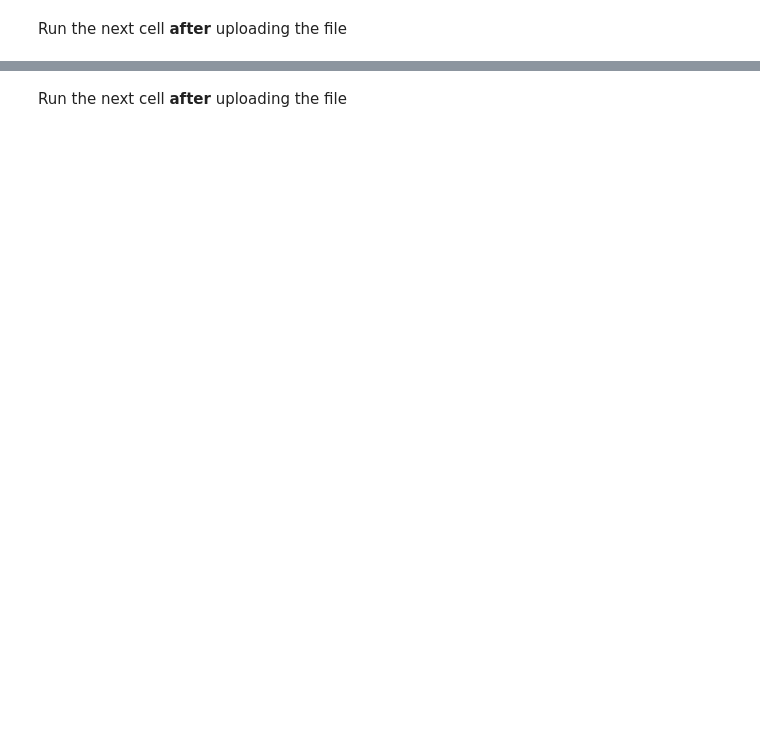
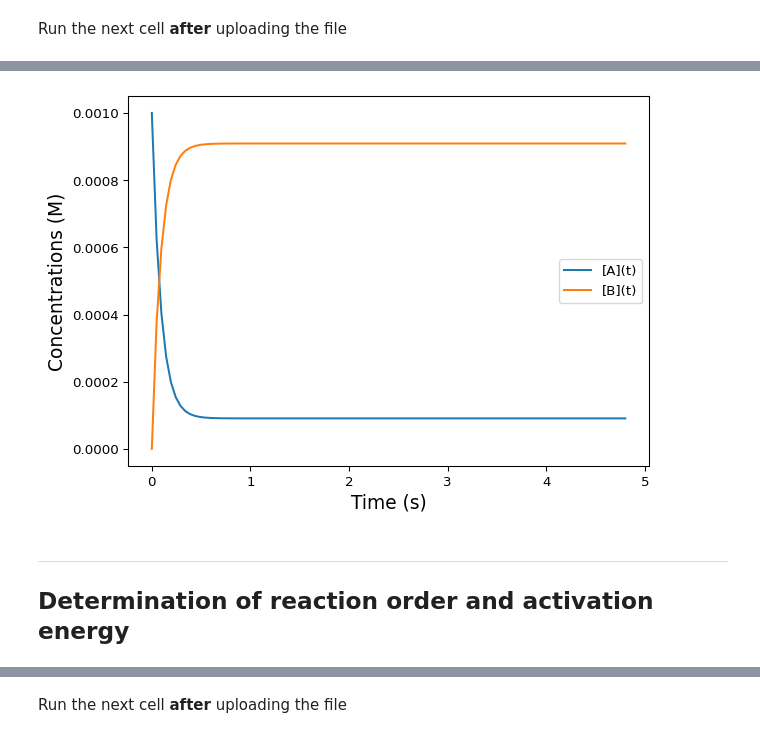
Before and after one commit to au-mbg/fysisk-biokemi, a Jupyter notebook: built_notebooks/master/week_47.ipynb, the cells around one changed output, grey strips where cells are left out. Cells and saved outputs as stored; diff of their text form; code cells hidden in the pictures; blank space fills up the shorter version.

```diff
--- a/built_notebooks/master/week_47.ipynb
+++ b/built_notebooks/master/week_47.ipynb
@@ -524,0 +254,5 @@ and values are given in dataset `week47_7_dialysis_experiment.xlsx`.
+# %%
+k1 = 10
+k2 = 1
+K_eq = k1 / k2
+print(f"{K_eq = }")
@@ -524,0 +267,6 @@ and values are given in dataset `week47_7_dialysis_experiment.xlsx`.
+# %%
+A0 = 10**(-3)
+A_eq = (k2 * A0) / (k1 + k2)
+B_eq = (k1 * A0) / (k1 + k2)
+print(f"{A_eq = }")
+print(f"{B_eq = }")
@@ -524,0 +310,3 @@ and values are given in dataset `week47_7_dialysis_experiment.xlsx`.
+# %%
+def A_time(t, A0, k_f, k_b):
+    return (k_b + k_f * np.exp(-(k_f+k_b)*t)) / (k_f + k_b) * A0
@@ -524,0 +321,20 @@ and values are given in dataset `week47_7_dialysis_experiment.xlsx`.
+# %%
+fig, ax = plt.subplots()
+
+t_max = 0.08 * 60 # Time in seconds
+t = np.linspace(0, t_max, 100)
+
+At = A_time(t, A0, k1, k2)
+Bt = A0 - At
+
+ax.plot(t, At, label='[A](t)')
+ax.plot(t, Bt, label='[B](t)')
+ax.set_ylabel('Concentrations (M)', fontsize=14)
+ax.set_xlabel('Time (s)', fontsize=14)
+ax.legend()
+# %% [output]
+[figure, added]
+# %% [markdown]
+------------------------------------------------------------------------
+
+## Determination of reaction order and activation energy
```
Also changed, not shown: parts of 176 cells of this notebook, 21 other files.
